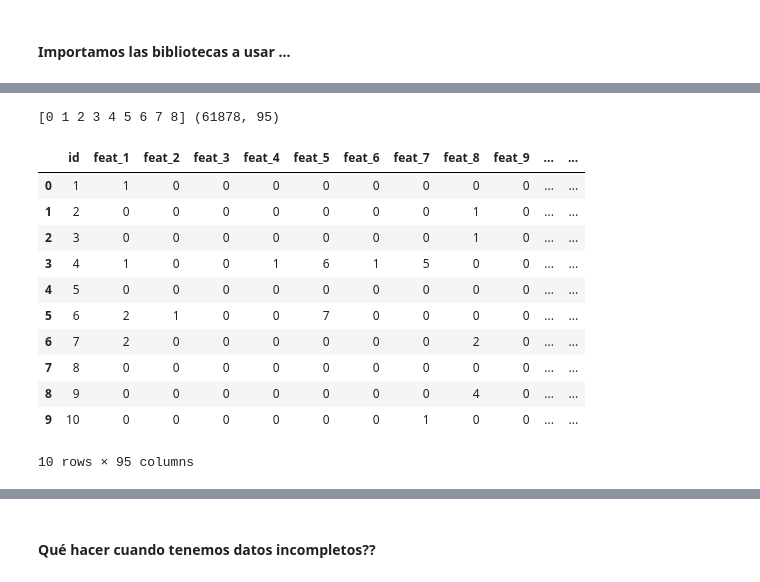
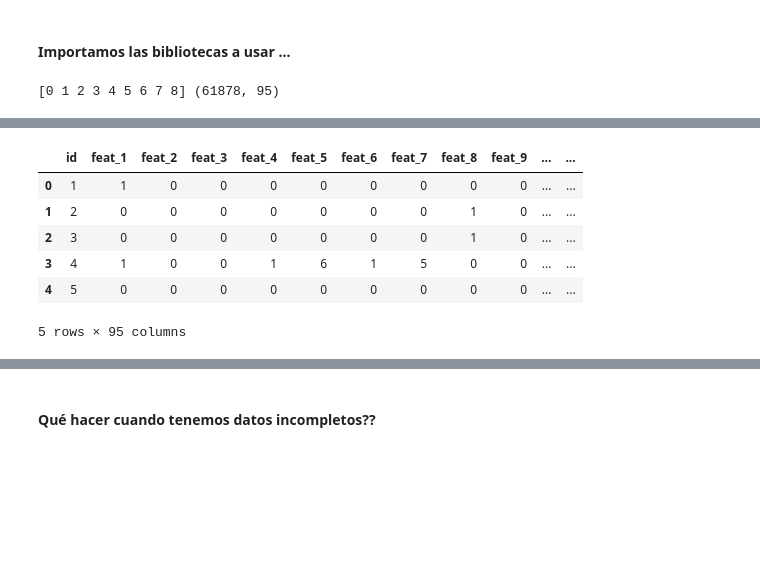
Before and after one commit to celiacintas/pre-scipyla, a Jupyter notebook: prescipyla/the_goodies_of_life_the_universe_and_everything.ipynb, the cells around one changed output, grey strips where cells are left out. Saved outputs shown, nothing was run; the diff lists cells and outputs as text; code cells hidden in the pictures; blank space fills up the shorter version.

```diff
--- a/prescipyla/the_goodies_of_life_the_universe_and_everything.ipynb
+++ b/prescipyla/the_goodies_of_life_the_universe_and_everything.ipynb
@@ -10,6 +15,15 @@ IFrame('http://pandas.pydata.org/', width=900, height=350)
 # %%
 import pandas as pd
 import numpy as np
+# %%
+df = pd.read_csv('data/train.csv')
+# Reemplazamos nuestros valores de 'y' con valores enteros.
+types = np.sort(np.unique(df['target']))
+new_values = dict(zip(types, range(types.shape[0])))
+df['target'] = df['target'].map(new_values).astype(int)
+print np.unique(df['target']), df.shape
+# %% [output]
+[0 1 2 3 4 5 6 7 8] (61878, 95)
 # %% [markdown]
 <table width="500px" height="100%"  border="1" style="border: 2px solid red; background-color: ##CC3333 ;">
 <td color="solid green" border= "solid green">
@@ -19,30 +33,16 @@ import numpy as np
  read_excel, read_clipboard, read_fwf, read_html, read_json, read_sql**
  </td>
 </table>
-# %%
-df = pd.read_csv('data/train.csv')
-# Reemplazamos nuestros valores de 'y' con valores enteros.
-types = np.sort(np.unique(df['target']))
-new_values = dict(zip(types, range(types.shape[0])))
-df['target'] = df['target'].map(new_values).astype(int)
-print np.unique(df['target']), df.shape
-# %% [output]
-[0 1 2 3 4 5 6 7 8] (61878, 95)
 # %%
-df.head(10)
+df.head(5)
 # %% [output]
 |  | id | feat_1 | feat_2 | feat_3 | feat_4 | feat_5 | feat_6 | feat_7 | feat_8 | feat_9 | ... | ... |
 | 0 | 1 | 1 | 0 | 0 | 0 | 0 | 0 | 0 | 0 | 0 | ... | ... |
 | 1 | 2 | 0 | 0 | 0 | 0 | 0 | 0 | 0 | 1 | 0 | ... | ... |
 | 2 | 3 | 0 | 0 | 0 | 0 | 0 | 0 | 0 | 1 | 0 | ... | ... |
 | 3 | 4 | 1 | 0 | 0 | 1 | 6 | 1 | 5 | 0 | 0 | ... | ... |
 | 4 | 5 | 0 | 0 | 0 | 0 | 0 | 0 | 0 | 0 | 0 | ... | ... |
-| 5 | 6 | 2 | 1 | 0 | 0 | 7 | 0 | 0 | 0 | 0 | ... | ... |
-| 6 | 7 | 2 | 0 | 0 | 0 | 0 | 0 | 0 | 2 | 0 | ... | ... |
-| 7 | 8 | 0 | 0 | 0 | 0 | 0 | 0 | 0 | 0 | 0 | ... | ... |
-| 8 | 9 | 0 | 0 | 0 | 0 | 0 | 0 | 0 | 4 | 0 | ... | ... |
-| 9 | 10 | 0 | 0 | 0 | 0 | 0 | 0 | 1 | 0 | 0 | ... | ... |
-10 rows × 95 columns
+5 rows × 95 columns
 # %%
 df.describe()
 # %% [output]
```
Also changed, not shown: parts of 23 cells of this notebook, 1 other file.
